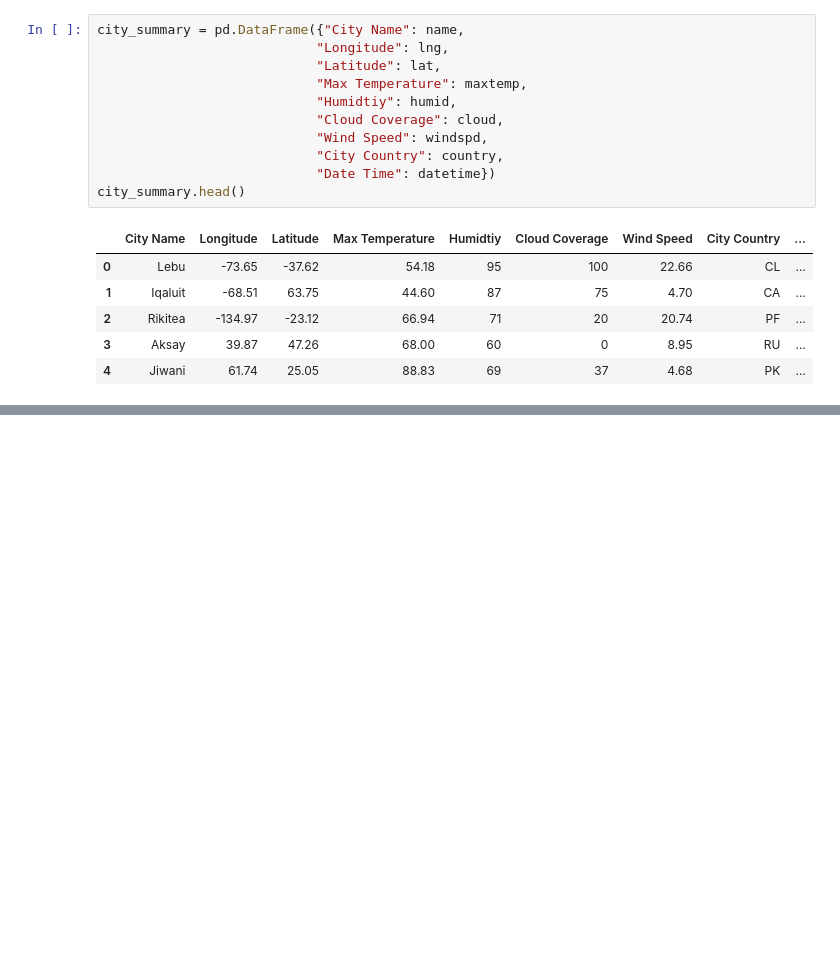
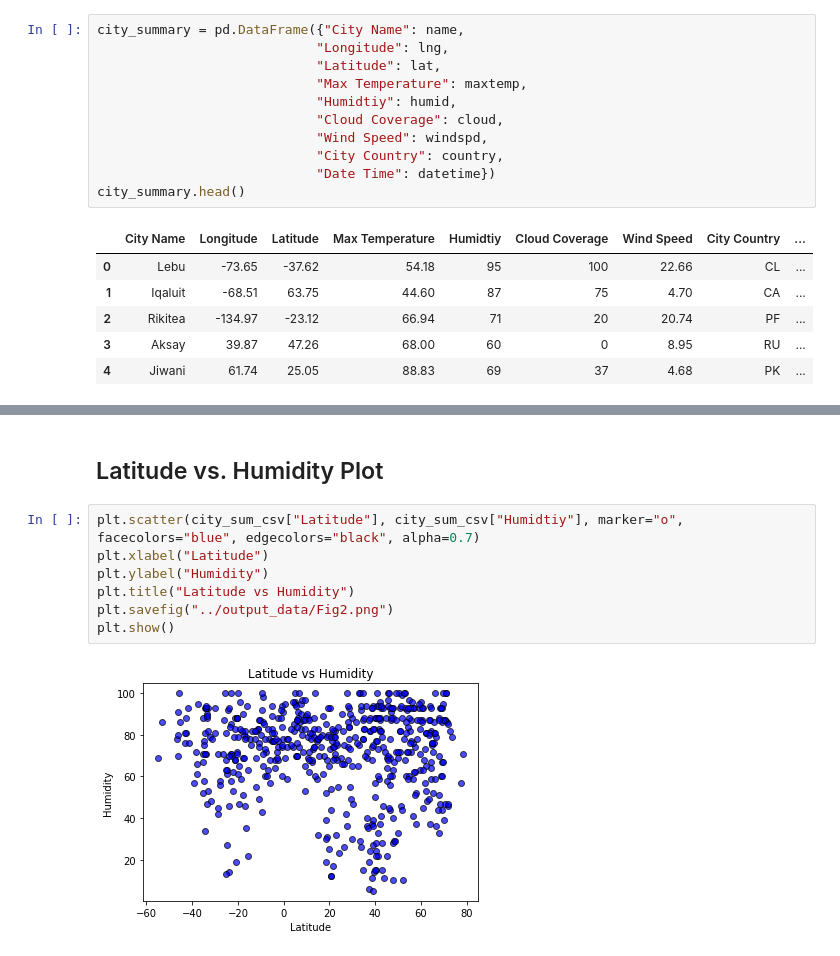
Before and after one commit to bourbonracer/Python-API-Challenge, a Jupyter notebook: starter_code/NewWeatherPy.ipynb, the cells around one changed output, grey strips where cells are left out. Drawn from its saved outputs; the diff is of its cells as text; blank space fills up the shorter version.

```diff
--- a/starter_code/NewWeatherPy.ipynb
+++ b/starter_code/NewWeatherPy.ipynb
@@ -134,0 +202,11 @@ city_summary.head()
+# %% [markdown]
+## Latitude vs. Humidity Plot
+# %%
+plt.scatter(city_sum_csv["Latitude"], city_sum_csv["Humidtiy"], marker="o", facecolors="blue", edgecolors="black", alpha=0.7)
+plt.xlabel("Latitude")
+plt.ylabel("Humidity")
+plt.title("Latitude vs Humidity")
+plt.savefig("../output_data/Fig2.png")
+plt.show()
+# %% [output]
+[figure, added]
```
Also changed, not shown: parts of 16 cells of this notebook.
